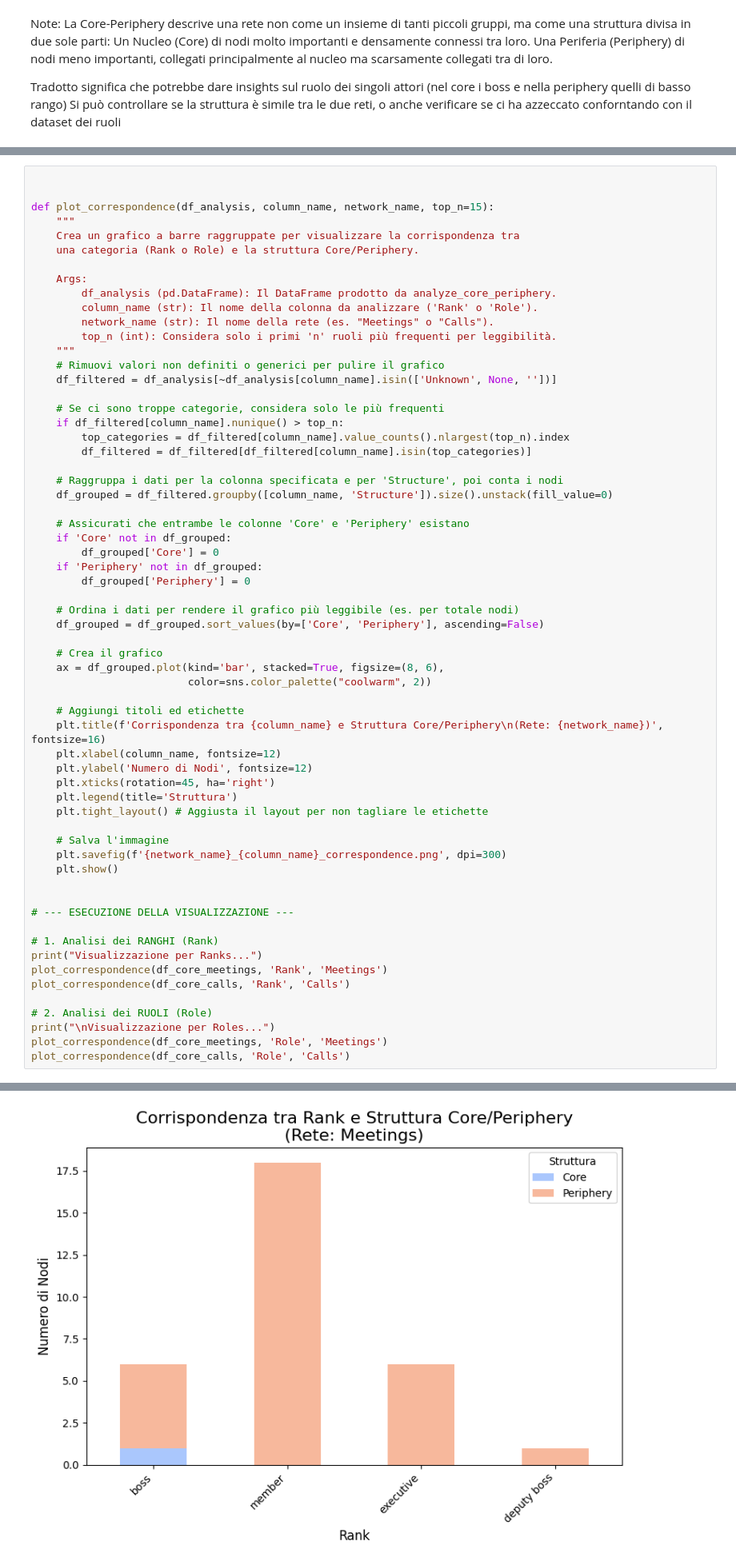
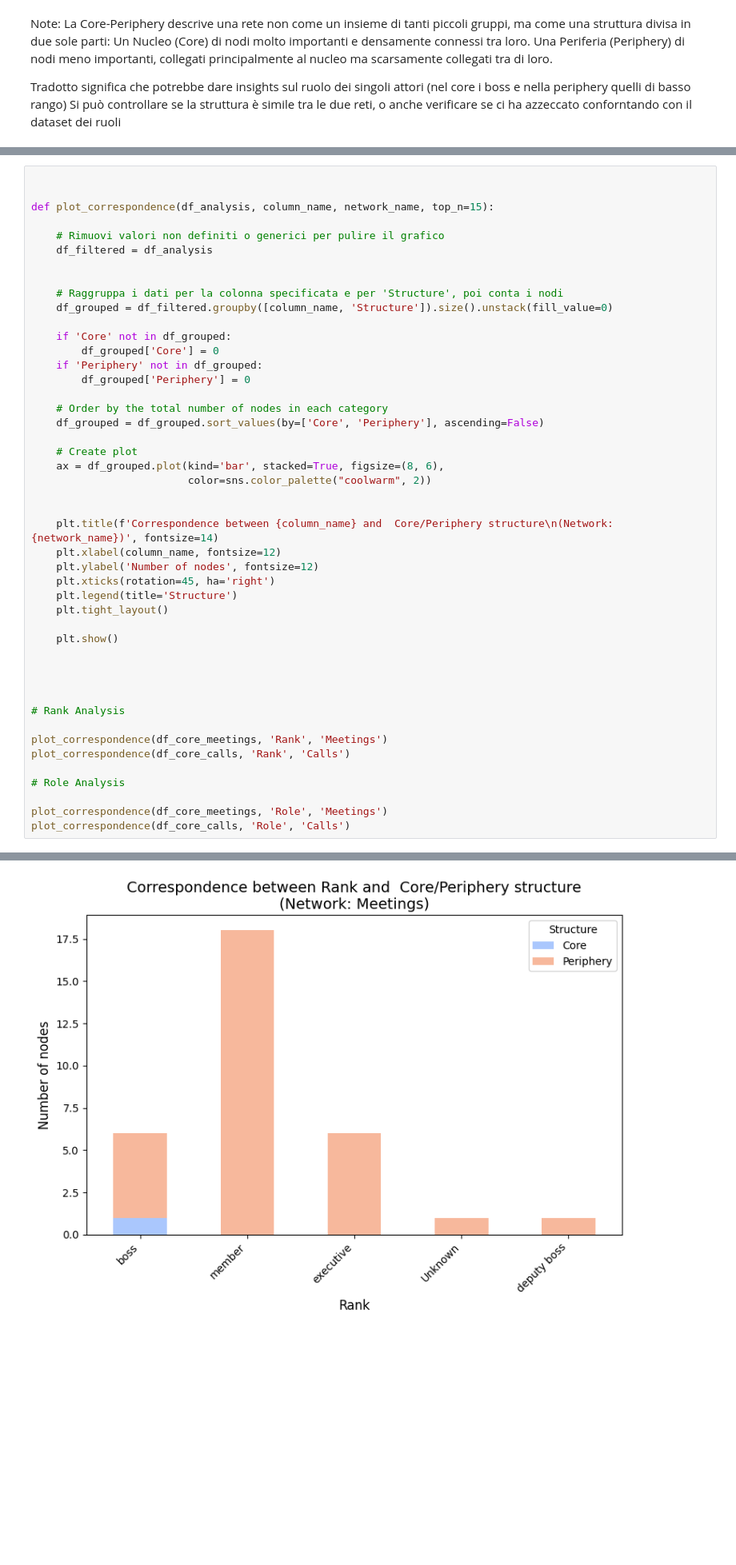
Before and after one commit to Lasagnos/SNProject, a Jupyter notebook: Project.ipynb, the cells around one changed output, grey strips where cells are left out. Shown at 80% size. Cells and saved outputs as stored; diff of their text form; blank space fills up the shorter version.

Commit message:
updated core-periphery analysis

```diff
--- a/Project.ipynb
+++ b/Project.ipynb
@@ -1329,62 +1328,46 @@ if df_core_calls is not None:
 
 
 def plot_correspondence(df_analysis, column_name, network_name, top_n=15):
-    """
-    Crea un grafico a barre raggruppate per visualizzare la corrispondenza tra
-    una categoria (Rank o Role) e la struttura Core/Periphery.
 
-    Args:
-        df_analysis (pd.DataFrame): Il DataFrame prodotto da analyze_core_periphery.
-        column_name (str): Il nome della colonna da analizzare ('Rank' o 'Role').
-        network_name (str): Il nome della rete (es. "Meetings" o "Calls").
-        top_n (int): Considera solo i primi 'n' ruoli più frequenti per leggibilità.
-    """
     # Rimuovi valori non definiti o generici per pulire il grafico
-    df_filtered = df_analysis[~df_analysis[column_name].isin(['Unknown', None, ''])]
+    df_filtered = df_analysis
 
-    # Se ci sono troppe categorie, considera solo le più frequenti
-    if df_filtered[column_name].nunique() > top_n:
-        top_categories = df_filtered[column_name].value_counts().nlargest(top_n).index
-        df_filtered = df_filtered[df_filtered[column_name].isin(top_categories)]
 
     # Raggruppa i dati per la colonna specificata e per 'Structure', poi conta i nodi
     df_grouped = df_filtered.groupby([column_name, 'Structure']).size().unstack(fill_value=0)
 
-    # Assicurati che entrambe le colonne 'Core' e 'Periphery' esistano
     if 'Core' not in df_grouped:
         df_grouped['Core'] = 0
     if 'Periphery' not in df_grouped:
         df_grouped['Periphery'] = 0
 
-    # Ordina i dati per rendere il grafico più leggibile (es. per totale nodi)
+    # Order by the total number of nodes in each category
     df_grouped = df_grouped.sort_values(by=['Core', 'Periphery'], ascending=False)
 
-    # Crea il grafico
+    # Create plot
     ax = df_grouped.plot(kind='bar', stacked=True, figsize=(8, 6),
                          color=sns.color_palette("coolwarm", 2))
 
-    # Aggiungi titoli ed etichette
-    plt.title(f'Corrispondenza tra {column_name} e Struttura Core/Periphery\n(Rete: {network_name})', fontsize=16)
+
+    plt.title(f'Correspondence between {column_name} and  Core/Periphery structure\n(Network: {network_name})', fontsize=14)
     plt.xlabel(column_name, fontsize=12)
-    plt.ylabel('Numero di Nodi', fontsize=12)
+    plt.ylabel('Number of nodes', fontsize=12)
     plt.xticks(rotation=45, ha='right')
-    plt.legend(title='Struttura')
-    plt.tight_layout() # Aggiusta il layout per non tagliare le etichette
+    plt.legend(title='Structure')
+    plt.tight_layout()
 
-    # Salva l'immagine
-    plt.savefig(f'{network_name}_{column_name}_correspondence.png', dpi=300)
     plt.show()
 
 
-# --- ESECUZIONE DELLA VISUALIZZAZIONE ---
 
-# 1. Analisi dei RANGHI (Rank)
-print("Visualizzazione per Ranks...")
+
+# Rank Analysis
+
 plot_correspondence(df_core_meetings, 'Rank', 'Meetings')
 plot_correspondence(df_core_calls, 'Rank', 'Calls')
 
-# 2. Analisi dei RUOLI (Role)
-print("\nVisualizzazione per Roles...")
+# Role Analysis
+
 plot_correspondence(df_core_meetings, 'Role', 'Meetings')
 plot_correspondence(df_core_calls, 'Role', 'Calls')
 # %% [output]
@@ -1392 +1374 @@ Visualizzazione per Ranks...
-[figure, old version]
+[figure, new version]
```
Also changed, not shown: parts of 2 cells of this notebook.
